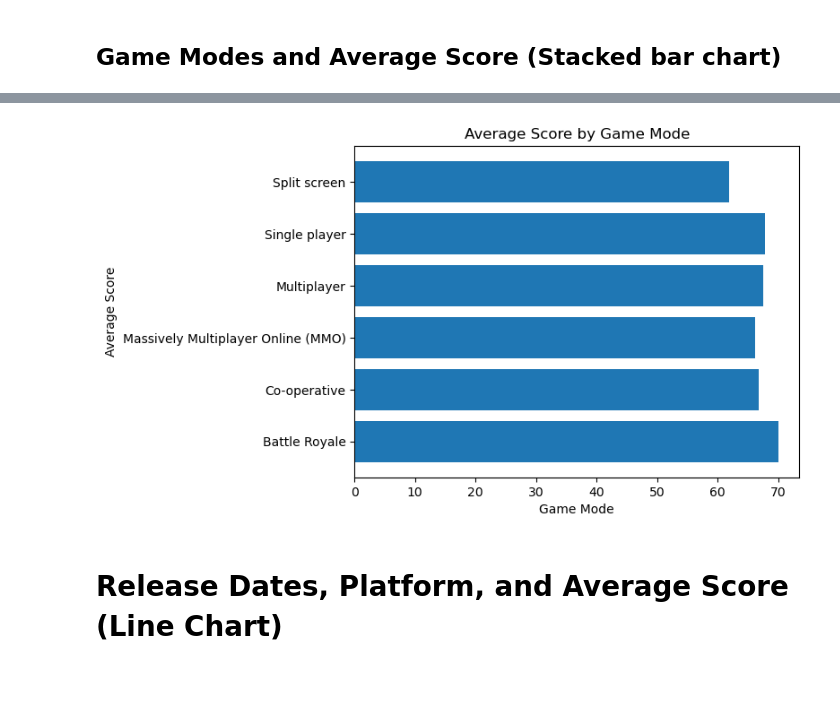
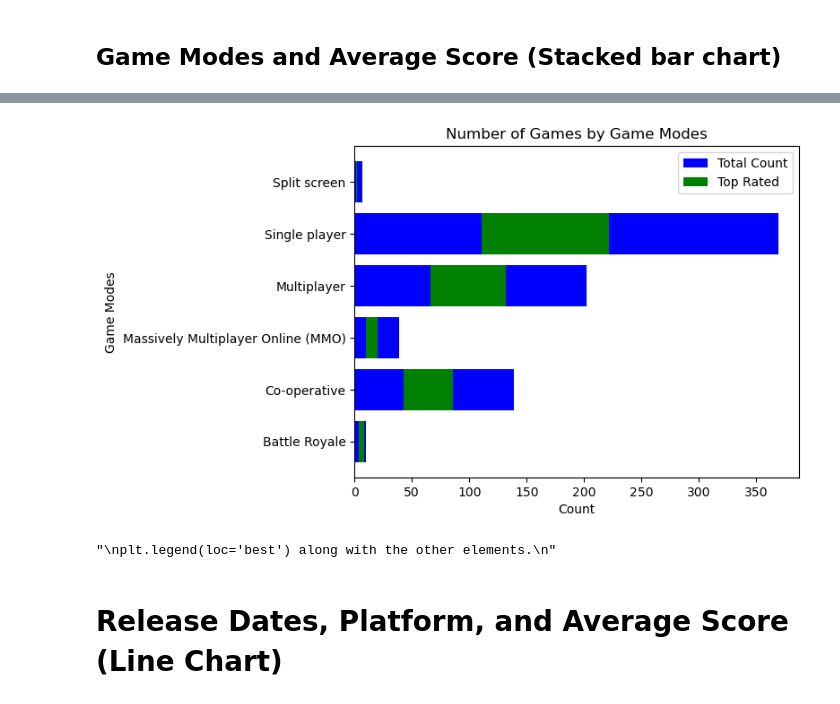
Before and after one commit to nlabern/Project_1_Steam_PC_, a Jupyter notebook: Data-analysis.ipynb, the cells around one changed output, grey strips where cells are left out. Drawn from its saved outputs; the diff is of its cells as text; code cells hidden in the pictures.

```diff
--- a/Data-analysis.ipynb
+++ b/Data-analysis.ipynb
@@ -314,5 +371,7 @@ plt.legend(loc='best') along with the other elements.
 mode_average = game_mode_df.groupby("Game Modes")["Average Score"].mean()
 mode_average
 # Group all the games by game mode as counts of all the games in each game mode: this will be the first segment of the stacked bar.
+mode_count = game_mode_df.groupby("Game Modes")["Grade"].count()
+mode_count
 # %% [output]
 Game Modes
@@ -326,2 +385,4 @@ Name: Average Score, dtype: float64
 # %%
 # Group the top rated games by game mode as counts of all the games in each game mode: this will be the second segment of the stacked bar.
+mode_top_rated = game_mode_df[game_mode_df["Grade"]== "Very High"].groupby("Game Modes")["Grade"].count()
+mode_top_rated
@@ -328,33 +398,38 @@ Name: Average Score, dtype: float64
 # %%
-plt.barh(mode_average.index,mode_average.values)
-plt.xlabel('Game Mode')
-plt.ylabel('Average Score')
-#plt.xticks(rotation=90)
-plt.title("Average Score by Game Mode")
-plt.show()
 
 """
 Plot the first segment of each bar: 4 params;
 1. first groupby.index
 2. first groupby.values
 3. color
 4. bar label
 """
+fig, ax = plt.subplots()
+ax.barh
+ax.barh(mode_count.index,mode_count.values,color= "blue",label="Total Count")
+ax.barh(mode_top_rated.index,mode_top_rated.values, left =mode_top_rated.values, color= "green",label= "Top Rated" )
+ax.set_xlabel('Count')
+ax.set_ylabel('Game Modes')
+ax.set_title("Number of Games by Game Modes")
+ax.legend(loc="best")
+plt.savefig("Visuals/Number_of_games_by_game_mode.png",bbox_inches="tight")
+plt.show()
 
 """
 Plot the second segment of each bar on top of the first segment: 5 params;
 1. second groupby.index
 2. second groupby.values
 3. bottom=first groupby.values
 4. color
 5. bar label
 """
 
 """
 plt.legend(loc='best') along with the other elements.
 """
 # %% [output]
-[figure, old version]
+[figure, new version]
+"\nplt.legend(loc='best') along with the other elements.\n"
 # %% [markdown]
 # Release Dates, Platform, and Average Score (Line Chart)
 # %% [markdown]
```
Also changed, not shown: parts of 12 cells of this notebook, 6 other files.
